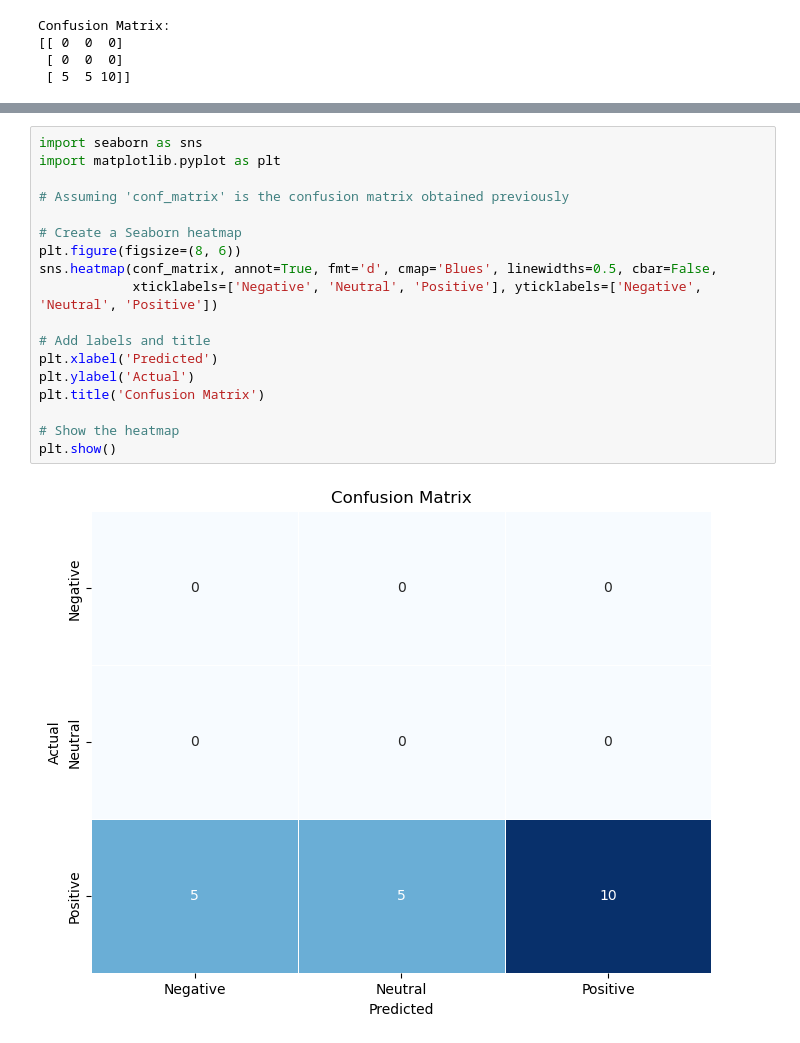
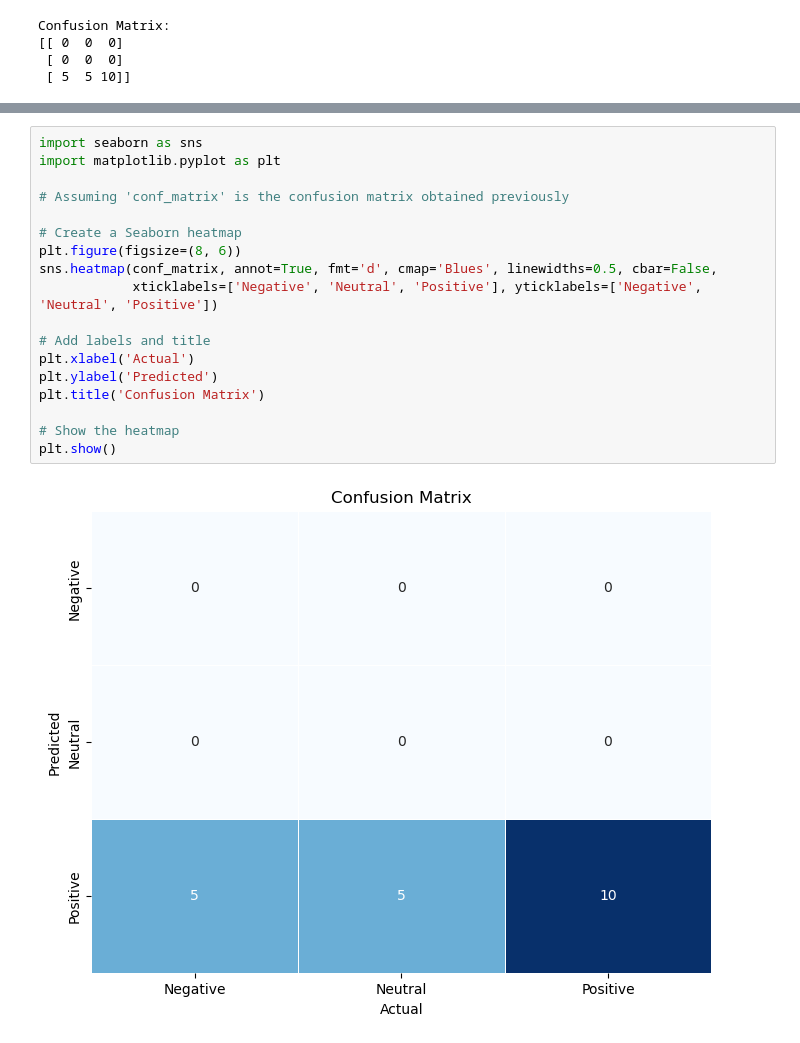
Before and after one commit to anly501/dsan-5000-project-wmcgloin, a Jupyter notebook: website/naive_bayes.ipynb, the cells around one changed output, grey strips where cells are left out. Cells and saved outputs as stored; diff of their text form.

```diff
--- a/website/naive_bayes.ipynb
+++ b/website/naive_bayes.ipynb
@@ -531,20 +579,20 @@ Confusion Matrix:
 # %%
 import seaborn as sns
 import matplotlib.pyplot as plt
 
 # Assuming 'conf_matrix' is the confusion matrix obtained previously
 
 # Create a Seaborn heatmap
 plt.figure(figsize=(8, 6))
 sns.heatmap(conf_matrix, annot=True, fmt='d', cmap='Blues', linewidths=0.5, cbar=False,
             xticklabels=['Negative', 'Neutral', 'Positive'], yticklabels=['Negative', 'Neutral', 'Positive'])
 
 # Add labels and title
-plt.xlabel('Predicted')
-plt.ylabel('Actual')
+plt.xlabel('Actual')
+plt.ylabel('Predicted')
 plt.title('Confusion Matrix')
 
 # Show the heatmap
 plt.show()
 # %% [output]
-[figure, old version]
+[figure, new version]
```
Also changed, not shown: parts of 36 cells of this notebook, 15 other files.
